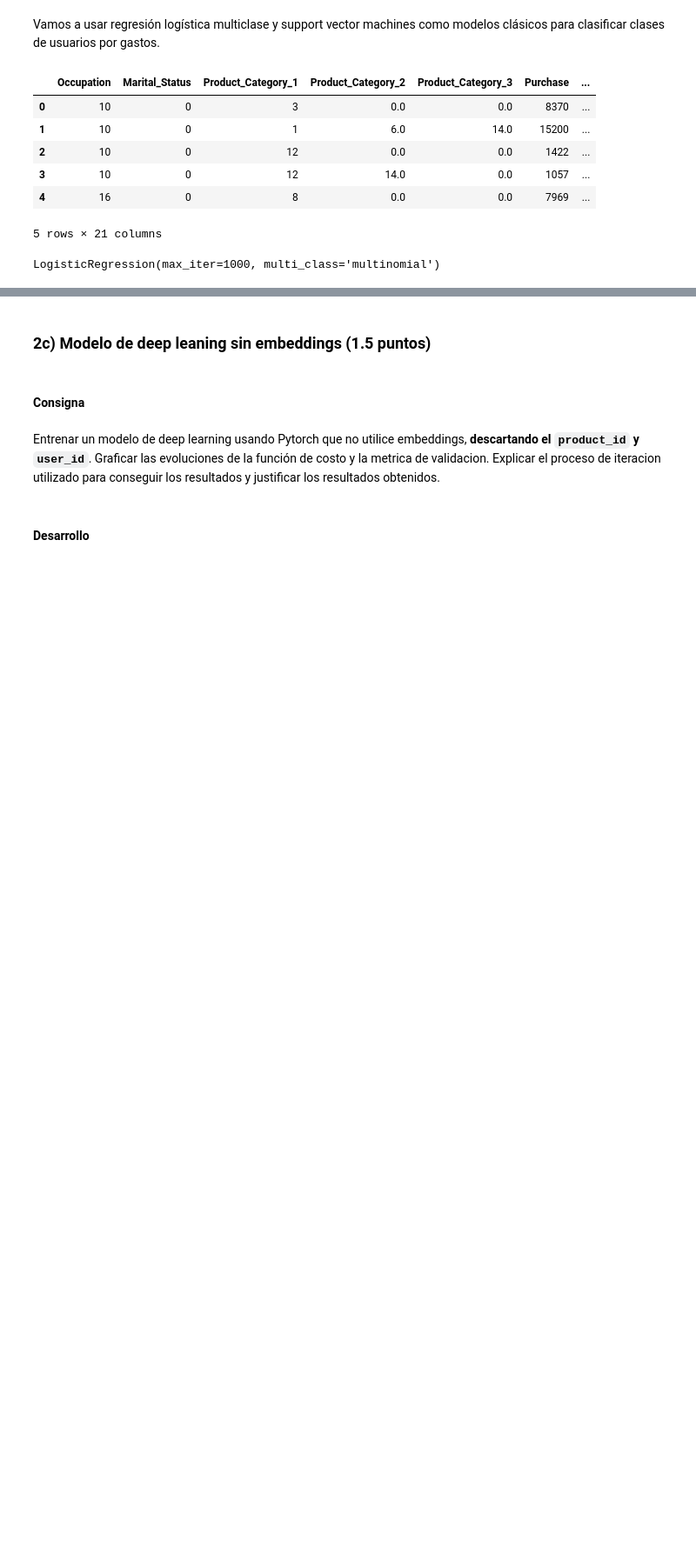
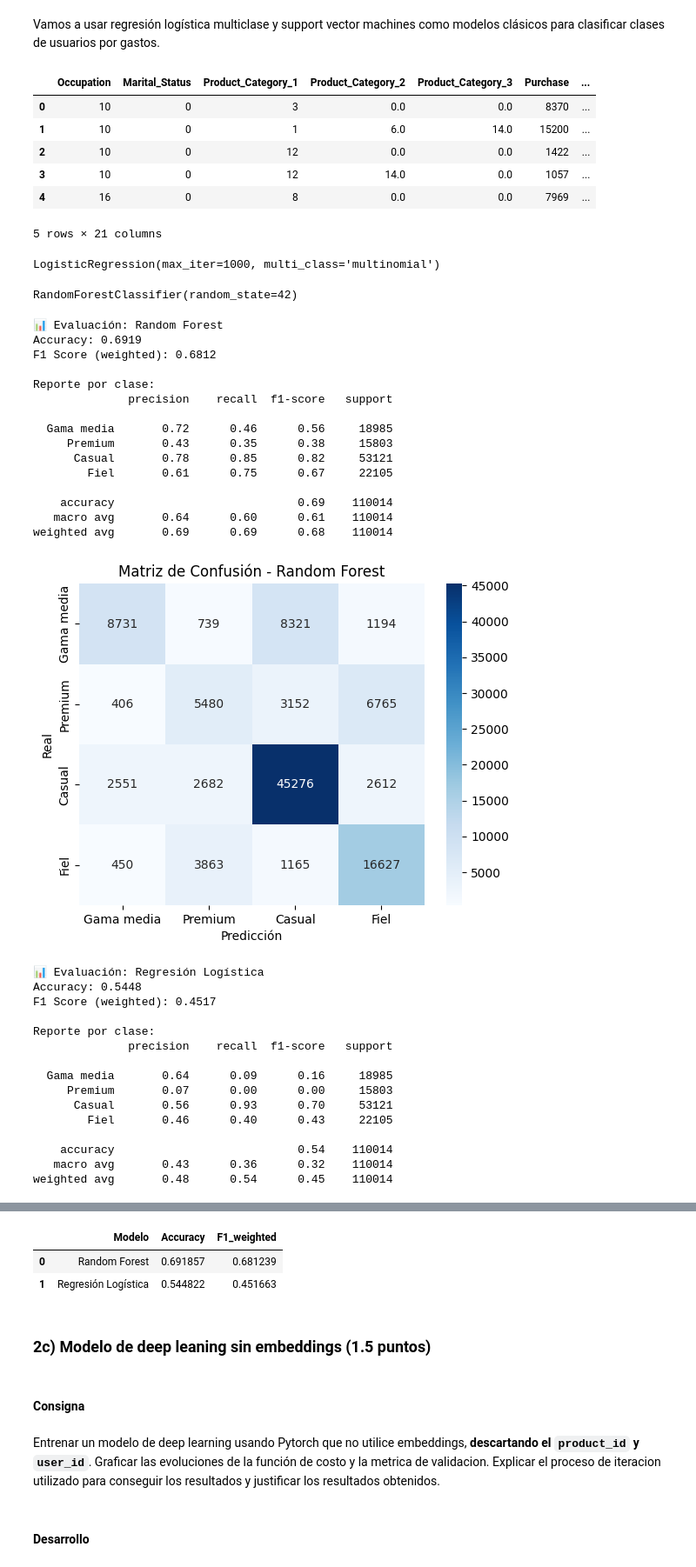
Before and after one commit to joagonzalez/ceia-aprendizaje-profundo, a Jupyter notebook: tp1/notebook.ipynb, the cells around one changed output, grey strips where cells are left out. Shown at 87% size. Cells and saved outputs as stored; diff of their text form; code cells hidden in the pictures; blank space fills up the shorter version.

```diff
--- a/tp1/notebook.ipynb
+++ b/tp1/notebook.ipynb
@@ -813,6 +817,67 @@ lr = LogisticRegression(multi_class='multinomial', solver='lbfgs', max_iter=1000
 lr.fit(X_train, y_train)
 # %% [output]
 LogisticRegression(max_iter=1000, multi_class='multinomial')
-# %%
-svm = SVC(kernel='rbf', C=1.0, decision_function_shape='ovr')  # o 'ovo'
-svm.fit(X_train, y_train)
+# %%
+rf = RandomForestClassifier(n_estimators=100, random_state=42)
+rf.fit(X_train, y_train)
+# %% [output]
+RandomForestClassifier(random_state=42)
+# %%
+def evaluar_modelo(modelo, nombre, X_test, y_test, clases):
+    y_pred = modelo.predict(X_test)
+
+    acc = accuracy_score(y_test, y_pred)
+    f1 = f1_score(y_test, y_pred, average="weighted")
+
+    print(f"\n📊 Evaluación: {nombre}")
+    print(f"Accuracy: {acc:.4f}")
+    print(f"F1 Score (weighted): {f1:.4f}")
+    print("\nReporte por clase:")
+    print(classification_report(y_test, y_pred, target_names=clases))
+
+    cm = confusion_matrix(y_test, y_pred)
+    sns.heatmap(cm, annot=True, fmt="d", cmap="Blues", xticklabels=clases, yticklabels=clases)
+    plt.title(f"Matriz de Confusión - {nombre}")
+    plt.xlabel("Predicción")
+    plt.ylabel("Real")
+    plt.show()
+
+    return {"Modelo": nombre, "Accuracy": acc, "F1_weighted": f1}
+# %%
+clases = df["Segmento"].unique()
+
+resultados = []
+resultados.append(evaluar_modelo(rf, "Random Forest", X_test, y_test, clases))
+resultados.append(evaluar_modelo(lr, "Regresión Logística", X_test, y_test, clases))
+# %% [output]
+📊 Evaluación: Random Forest
+Accuracy: 0.6919
+F1 Score (weighted): 0.6812
+
+Reporte por clase:
+              precision    recall  f1-score   support
+
+  Gama media       0.72      0.46      0.56     18985
+     Premium       0.43      0.35      0.38     15803
+      Casual       0.78      0.85      0.82     53121
+        Fiel       0.61      0.75      0.67     22105
+
+    accuracy                           0.69    110014
+   macro avg       0.64      0.60      0.61    110014
+weighted avg       0.69      0.69      0.68    110014
+[figure, added]
+📊 Evaluación: Regresión Logística
+Accuracy: 0.5448
+F1 Score (weighted): 0.4517
+
+Reporte por clase:
+              precision    recall  f1-score   support
+
+  Gama media       0.64      0.09      0.16     18985
+     Premium       0.07      0.00      0.00     15803
+      Casual       0.56      0.93      0.70     53121
+        Fiel       0.46      0.40      0.43     22105
+
+    accuracy                           0.54    110014
+   macro avg       0.43      0.36      0.32    110014
+weighted avg       0.48      0.54      0.45    110014
@@ -819,3 +885,9 @@ svm.fit(X_train, y_train)
+# %%
+pd.DataFrame(resultados).sort_values("F1_weighted", ascending=False)
+# %% [output]
+|  | Modelo | Accuracy | F1_weighted |
+| 0 | Random Forest | 0.691857 | 0.681239 |
+| 1 | Regresión Logística | 0.544822 | 0.451663 |
 # %% [markdown]
 ### 2c) Modelo de deep leaning sin embeddings (1.5 puntos)
 # %% [markdown]
```
Also changed, not shown: parts of 17 cells of this notebook.
